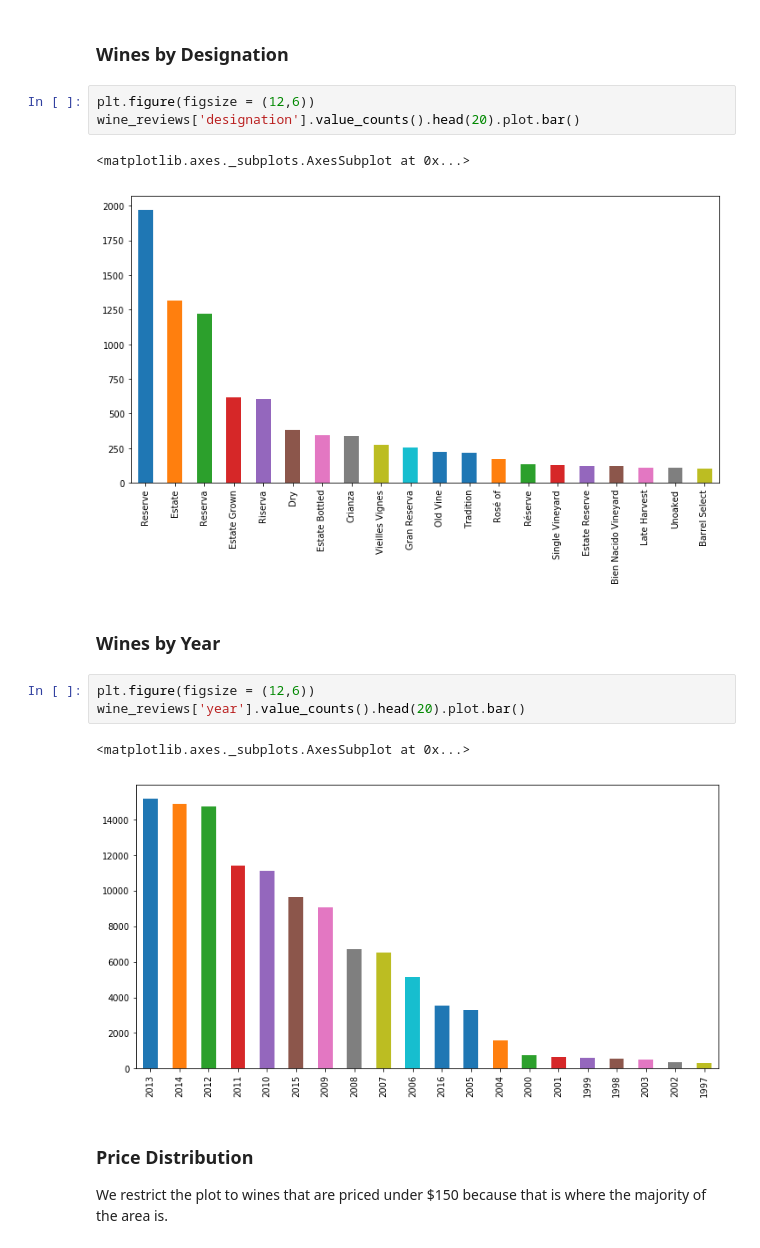
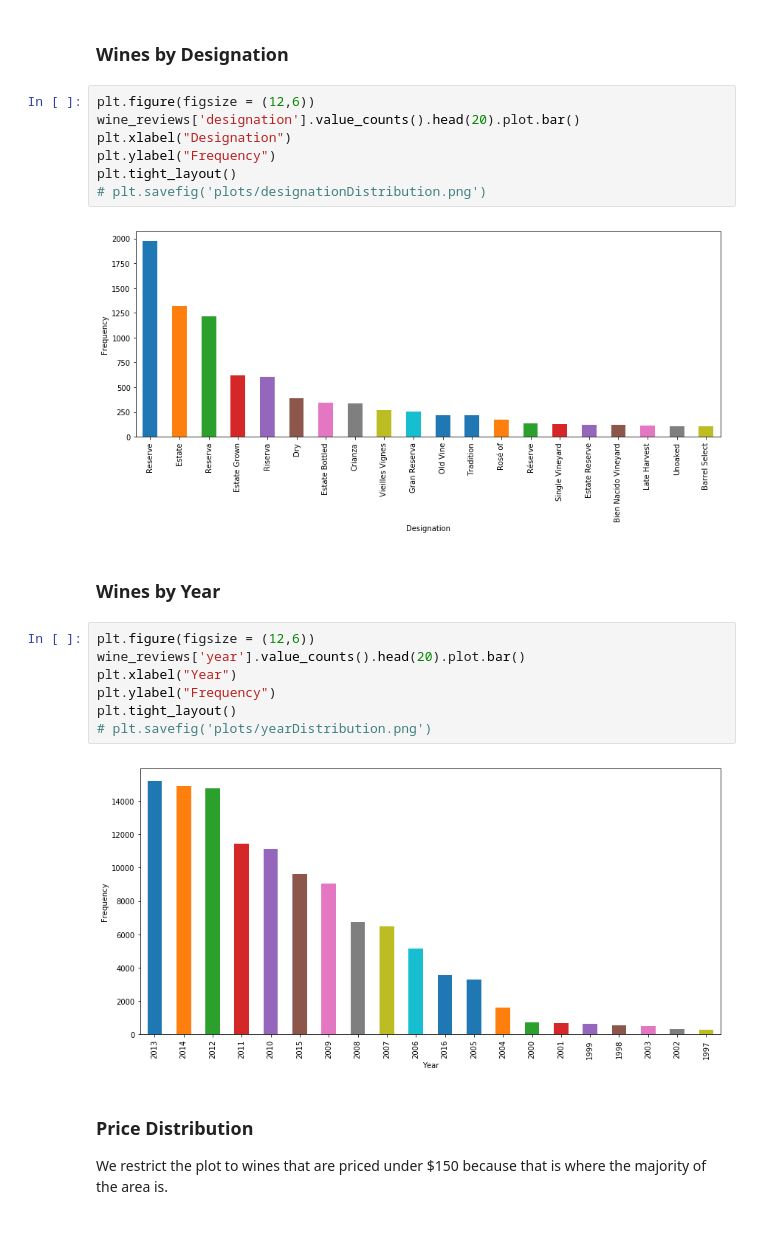
Before and after one commit to jbharwani/Wine-Not, a Jupyter notebook: Data Analytics.ipynb, the cells around one changed output. Cells and saved outputs as stored; diff of their text form.

```diff
--- a/Data Analytics.ipynb
+++ b/Data Analytics.ipynb
@@ -73,17 +78,23 @@ wine_reviews['province'].value_counts().head(20).plot.bar()
 # %%
 plt.figure(figsize = (12,6))
 wine_reviews['designation'].value_counts().head(20).plot.bar()
+plt.xlabel("Designation")
+plt.ylabel("Frequency")
+plt.tight_layout()
+# plt.savefig('plots/designationDistribution.png')
 # %% [output]
-<matplotlib.axes._subplots.AxesSubplot at 0x...>
-[figure, old version]
+[figure, new version]
 # %% [markdown]
 ### Wines by Year
 # %%
 plt.figure(figsize = (12,6))
 wine_reviews['year'].value_counts().head(20).plot.bar()
+plt.xlabel("Year")
+plt.ylabel("Frequency")
+plt.tight_layout()
+# plt.savefig('plots/yearDistribution.png')
 # %% [output]
-<matplotlib.axes._subplots.AxesSubplot at 0x...>
-[figure, old version]
+[figure, new version]
 # %% [markdown]
 ### Price Distribution
 
```
Also changed, not shown: parts of 13 cells of this notebook, 21 other files.
